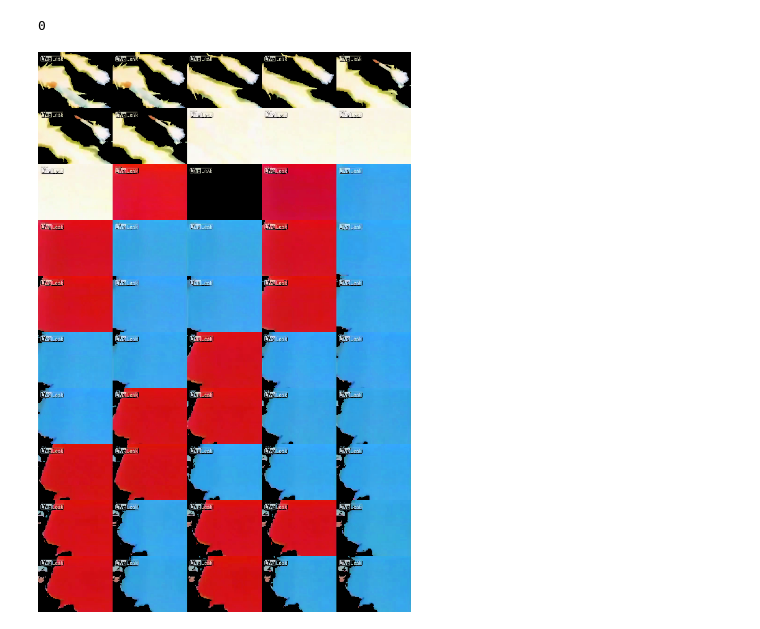
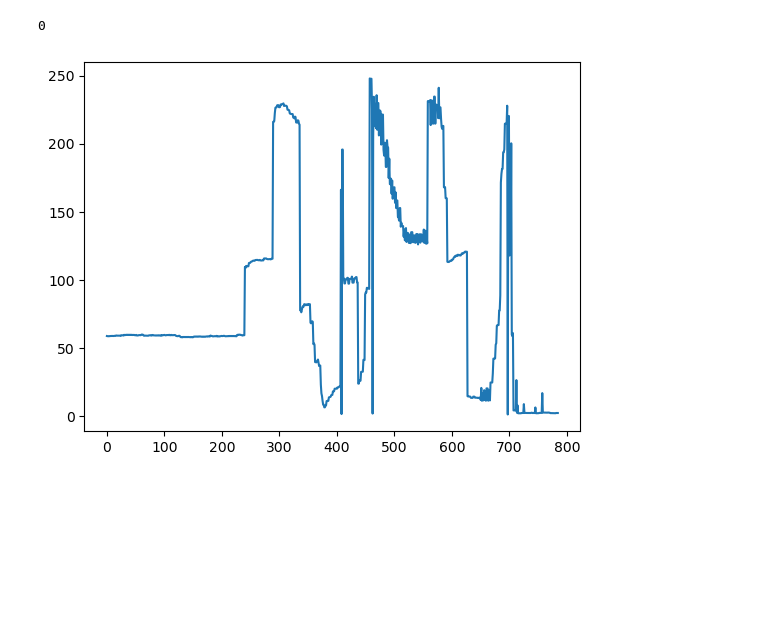
Before and after one commit to dream-team-nadia-woody/epilator, a Jupyter notebook: vid_test.ipynb, the cells around one changed output. Cells and saved outputs as stored; diff of their text form; code cells hidden in the pictures; blank space fills up the shorter version.

```diff
--- a/vid_test.ipynb
+++ b/vid_test.ipynb
@@ -64,10 +75,11 @@ df_sum.apply(lambda row: row.lightness != row.v_lightness, axis=1).sum()
 # %% [output]
 0
 # %%
-from video.vid import Video
-from video.conversion import Conversions
-vid = Video.from_file(
+reload(v)
+reload(vl)
+vid = v.Video.from_file(
     'videos/Banned Pokemon Seizure Scene.mp4', Conversions.HSV)
-vid.mask(2, 160, 255)[450:500].show()
+plt.plot(vid.mask('value', 190,255).value.agg('mean'))
+plt.show()
 # %% [output]
-[figure, old version]
+[figure, new version]
```
Also changed, not shown: parts of 5 cells of this notebook, 2 other files.
